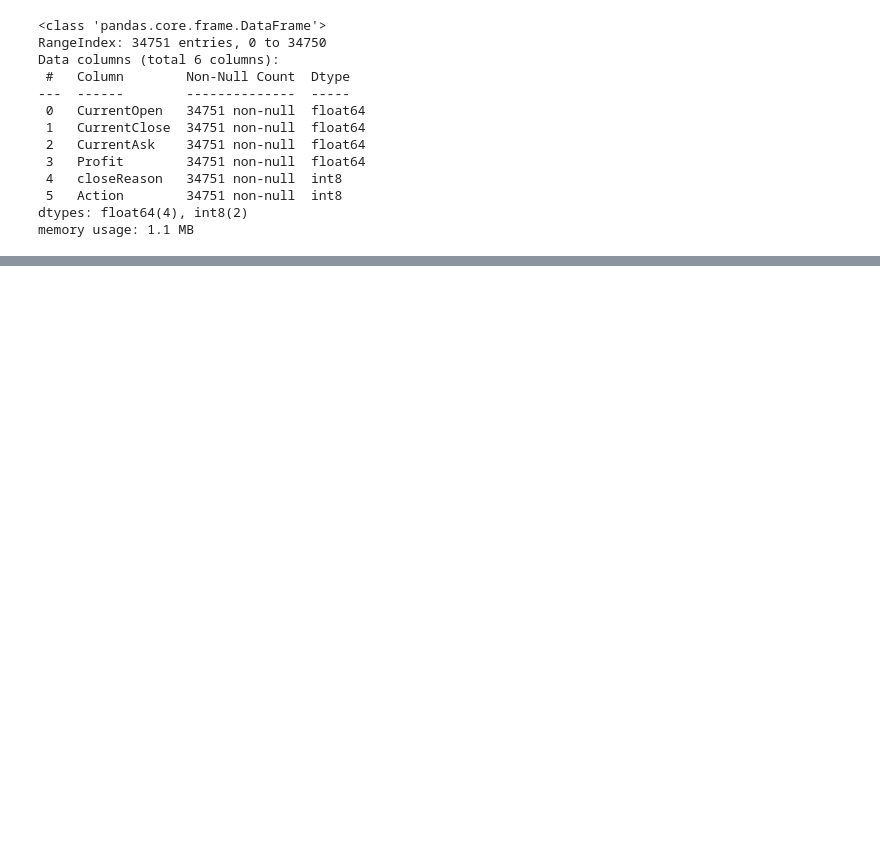
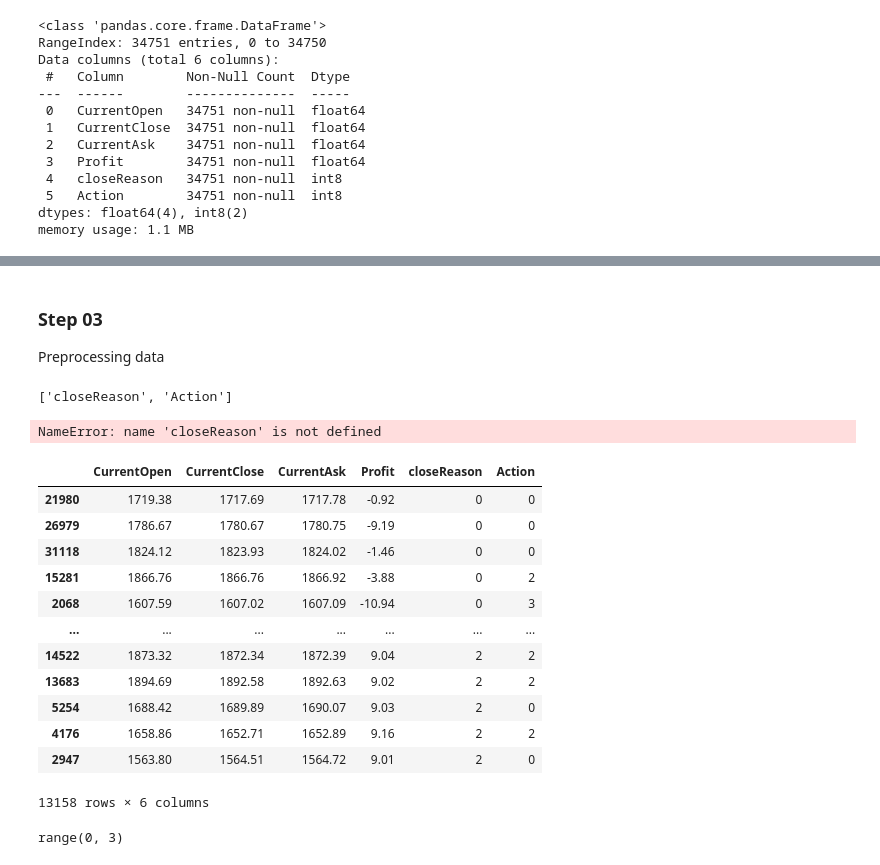
Before and after one commit to MKarimi21/MCI_Project_Part01, a Jupyter notebook: 01_FirstDemoIntro.ipynb, the cells around one changed output, grey strips where cells are left out. Drawn from its saved outputs; the diff is of its cells as text; code cells hidden in the pictures; blank space fills up the shorter version.

Commit message:
make random dataframe with label func

```diff
--- a/01_FirstDemoIntro.ipynb
+++ b/01_FirstDemoIntro.ipynb
@@ -109,0 +131,73 @@ memory usage: 1.1 MB
+# %% [markdown]
+### Step 03
+
+Preprocessing data
+# %%
+# Preprocessing code  !!!!!!!! copy Here
+
+df = golden_data
+
+len_of_type = len(df.dtypes)
+list_of_type = list(df.dtypes)
+
+object_type = []
+
+# add int8 column in list and save it to processing
+for i in range(len_of_type):
+    if list_of_type[i] == 'int8':
+        object_type.append(df.columns[i])
+
+# split data and sample
+# %%
+object_type
+# %% [output]
+['closeReason', 'Action']
+# %%
+# list(range(len(df['closeReason'].value_counts())))
+a = closeReason
+df[df[str(a)] == 0]
+# %% [output]
+NameError: name 'closeReason' is not defined
+# %%
+# mport library
+from numpy import min
+from numpy.random import randint
+
+
+# 5% data
+one_percentage = (len(df['closeReason']) // 100) * 5
+
+# sample data from over 1 percentage data
+df_sample = []
+len_of_count = list(range(len(df['closeReason'].value_counts())))
+
+
+
+# add min count of data to sampling and create sample dataframe
+min_df_count = min(list(df['closeReason'].value_counts()))
+rndom_state = randint(1, 100)
+
+for i in range(len(len_of_count)):
+    if len(df[df['closeReason'] == i]) > one_percentage:
+        df_sample.append(df[df['closeReason'] == i].sample(n=min_df_count, random_state=rndom_state))
+
+
+split_data = pd.concat(df_sample, axis=0)
+# %% [output]
+|  | CurrentOpen | CurrentClose | CurrentAsk | Profit | closeReason | Action |
+| 21980 | 1719.38 | 1717.69 | 1717.78 | -0.92 | 0 | 0 |
+| 26979 | 1786.67 | 1780.67 | 1780.75 | -9.19 | 0 | 0 |
+| 31118 | 1824.12 | 1823.93 | 1824.02 | -1.46 | 0 | 0 |
+| 15281 | 1866.76 | 1866.76 | 1866.92 | -3.88 | 0 | 2 |
+| 2068 | 1607.59 | 1607.02 | 1607.09 | -10.94 | 0 | 3 |
+| ... | ... | ... | ... | ... | ... | ... |
+| 14522 | 1873.32 | 1872.34 | 1872.39 | 9.04 | 2 | 2 |
+| 13683 | 1894.69 | 1892.58 | 1892.63 | 9.02 | 2 | 2 |
+| 5254 | 1688.42 | 1689.89 | 1690.07 | 9.03 | 2 | 0 |
+| 4176 | 1658.86 | 1652.71 | 1652.89 | 9.16 | 2 | 2 |
+| 2947 | 1563.80 | 1564.51 | 1564.72 | 9.01 | 2 | 0 |
+13158 rows × 6 columns
+# %%
+range(len(df_sample))
+# %% [output]
+range(0, 3)
```
Also changed, not shown: parts of 4 cells of this notebook.
